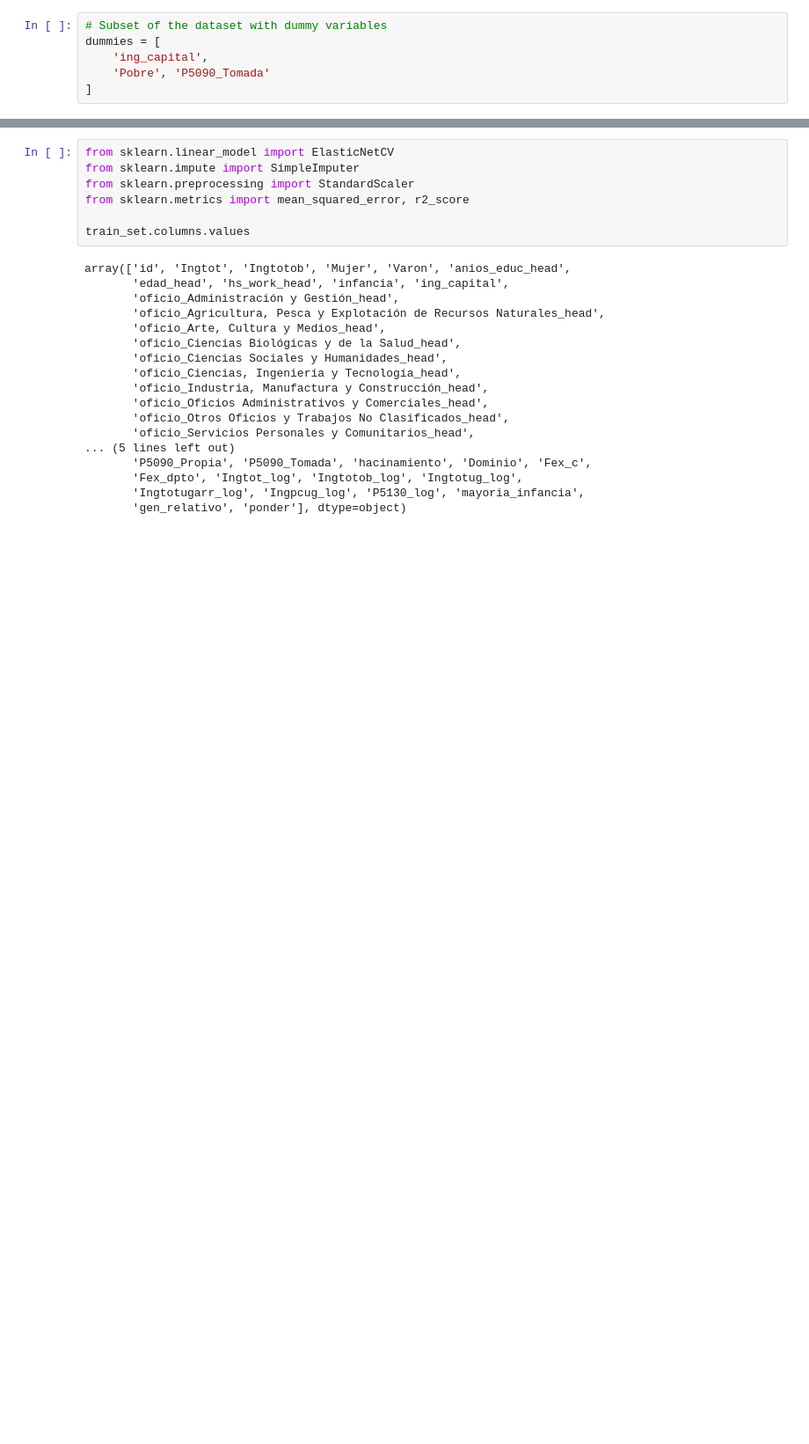
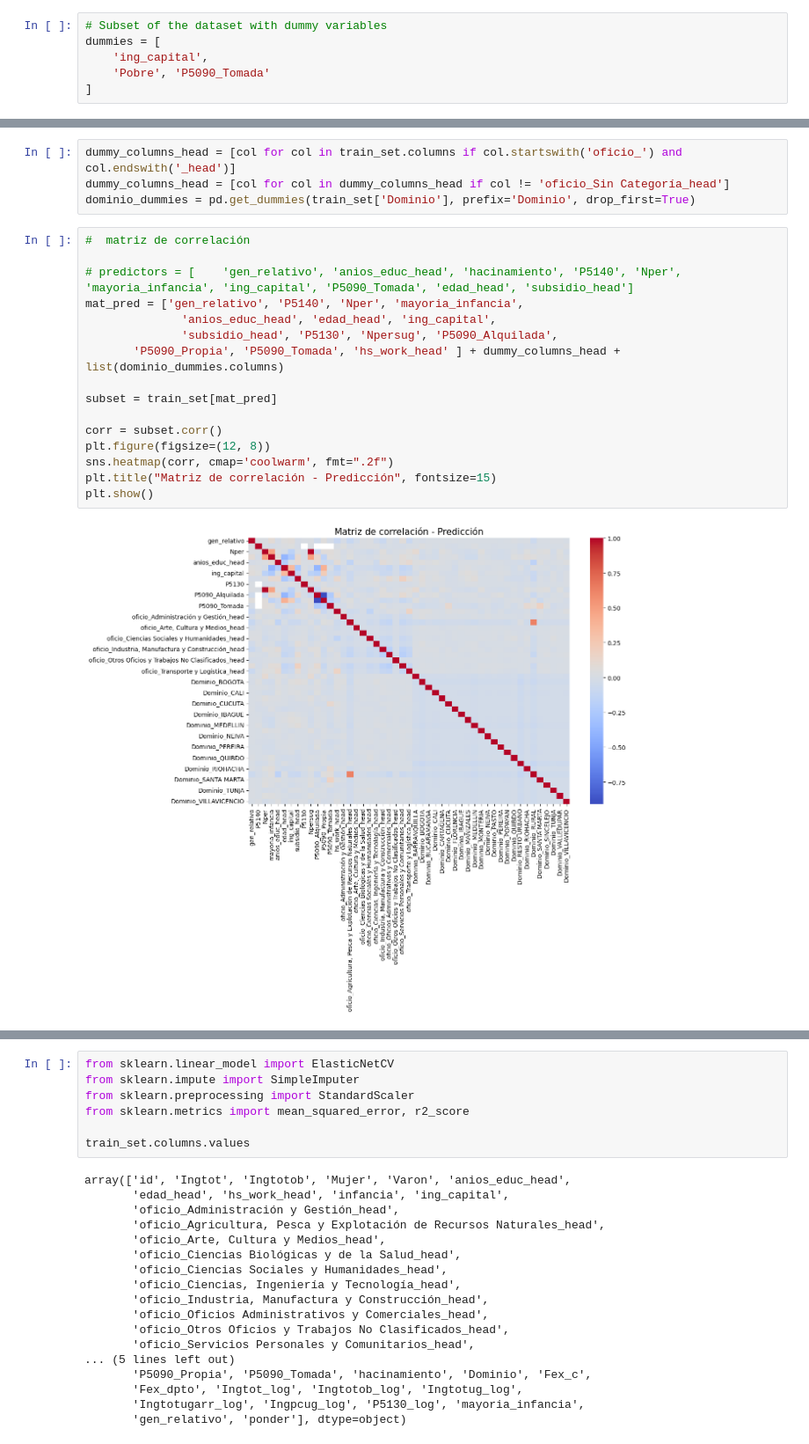
Before and after one commit to milagrosonofri/Problem_Set_2, a Jupyter notebook: scripts/2_analisis.ipynb, the cells around one changed output, grey strips where cells are left out. Shown at 88% size. Cells and saved outputs as stored; diff of their text form; blank space fills up the shorter version.

Commit message:
Mat corr

```diff
--- a/scripts/2_analisis.ipynb
+++ b/scripts/2_analisis.ipynb
@@ -270,5 +270,27 @@ for var in dummies:
 [figure]
 [figure]
+# %%
+dummy_columns_head = [col for col in train_set.columns if col.startswith('oficio_') and col.endswith('_head')]
+dummy_columns_head = [col for col in dummy_columns_head if col != 'oficio_Sin Categoría_head']
+dominio_dummies = pd.get_dummies(train_set['Dominio'], prefix='Dominio', drop_first=True)
+# %%
+#  matriz de correlación
+
+# predictors = [    'gen_relativo', 'anios_educ_head', 'hacinamiento', 'P5140', 'Nper', 'mayoria_infancia', 'ing_capital', 'P5090_Tomada', 'edad_head', 'subsidio_head']
+mat_pred = ['gen_relativo', 'P5140', 'Nper', 'mayoria_infancia',
+              'anios_educ_head', 'edad_head', 'ing_capital',
+              'subsidio_head', 'P5130', 'Npersug', 'P5090_Alquilada',
+       'P5090_Propia', 'P5090_Tomada', 'hs_work_head' ] + dummy_columns_head + list(dominio_dummies.columns)
+
+subset = train_set[mat_pred]
+
+corr = subset.corr()
+plt.figure(figsize=(12, 8))
+sns.heatmap(corr, cmap='coolwarm', fmt=".2f")
+plt.title("Matriz de correlación - Predicción", fontsize=15)
+plt.show()
+# %% [output]
+[figure, added]
 # %%
 #  matriz de correlación
 
```
Also changed, not shown: parts of 8 cells of this notebook, 2 other files.
